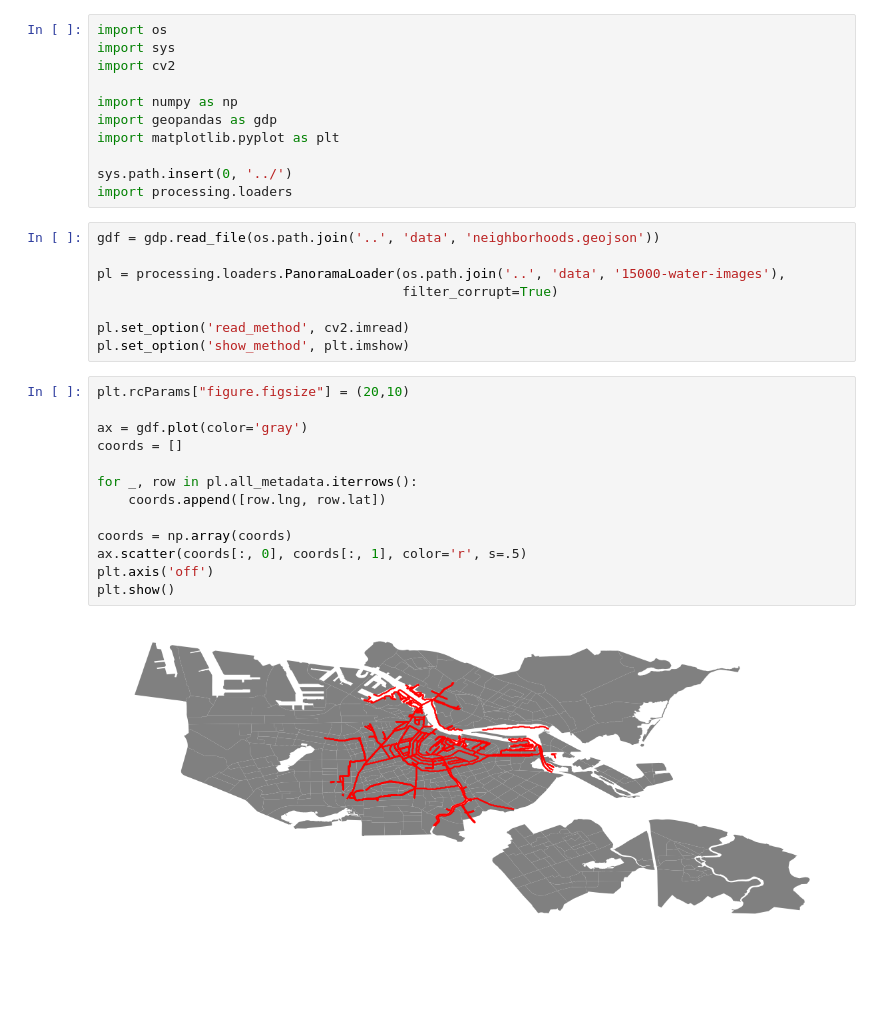
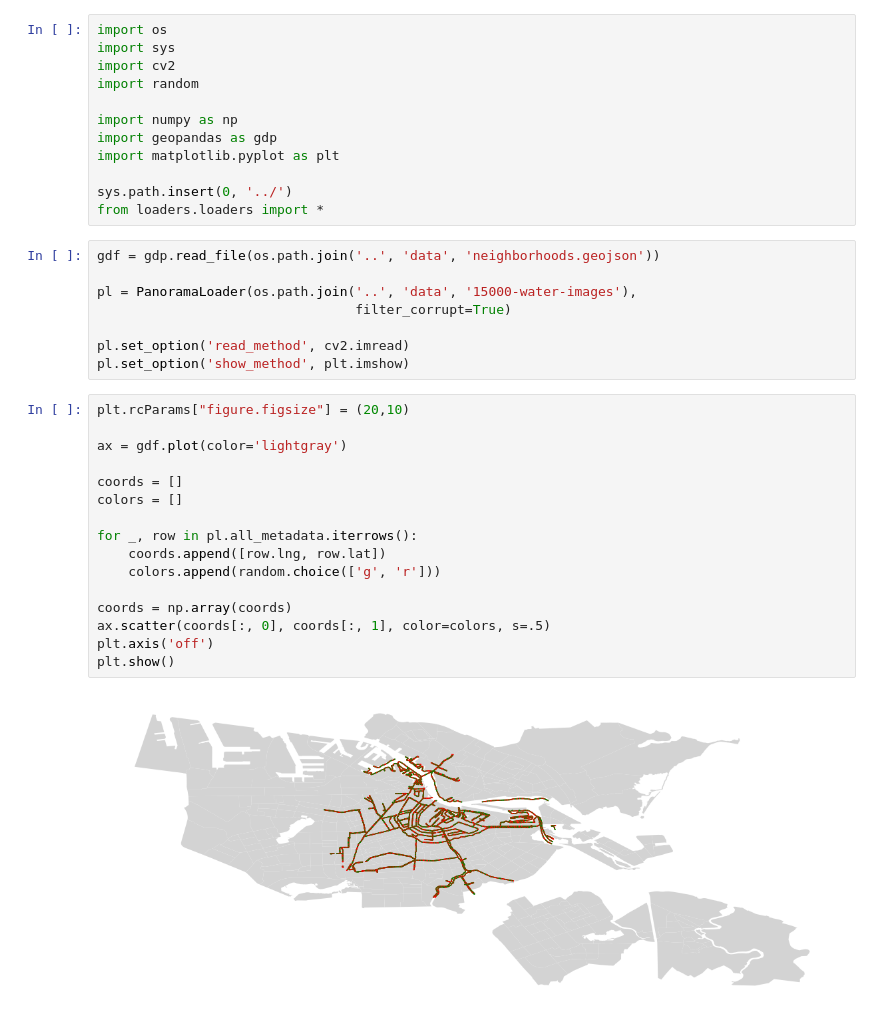
Before and after one commit to Amsterdam-Internships/Fence-Detection, a Jupyter notebook: notebooks/test-geopandas.ipynb, the cells around one changed output. Saved outputs shown, nothing was run; the diff lists cells and outputs as text; blank space fills up the shorter version.

Commit message:
visualisations for poster

```diff
--- a/notebooks/test-geopandas.ipynb
+++ b/notebooks/test-geopandas.ipynb
@@ -2,33 +2,37 @@
 import os
 import sys
 import cv2
+import random
 
 import numpy as np
 import geopandas as gdp
 import matplotlib.pyplot as plt
 
 sys.path.insert(0, '../')
-import processing.loaders
+from loaders.loaders import *
 # %%
 gdf = gdp.read_file(os.path.join('..', 'data', 'neighborhoods.geojson'))
 
-pl = processing.loaders.PanoramaLoader(os.path.join('..', 'data', '15000-water-images'),
-                                       filter_corrupt=True)
+pl = PanoramaLoader(os.path.join('..', 'data', '15000-water-images'),
+                                 filter_corrupt=True)
 
 pl.set_option('read_method', cv2.imread)
 pl.set_option('show_method', plt.imshow)
 # %%
 plt.rcParams["figure.figsize"] = (20,10)
 
-ax = gdf.plot(color='gray')
+ax = gdf.plot(color='lightgray')
+
 coords = []
+colors = []
 
 for _, row in pl.all_metadata.iterrows():
     coords.append([row.lng, row.lat])
+    colors.append(random.choice(['g', 'r']))
 
 coords = np.array(coords)
-ax.scatter(coords[:, 0], coords[:, 1], color='r', s=.5)
+ax.scatter(coords[:, 0], coords[:, 1], color=colors, s=.5)
 plt.axis('off')
 plt.show()
 # %% [output]
-[figure, old version]
+[figure, new version]
```
Also changed, not shown: 2 other files.
